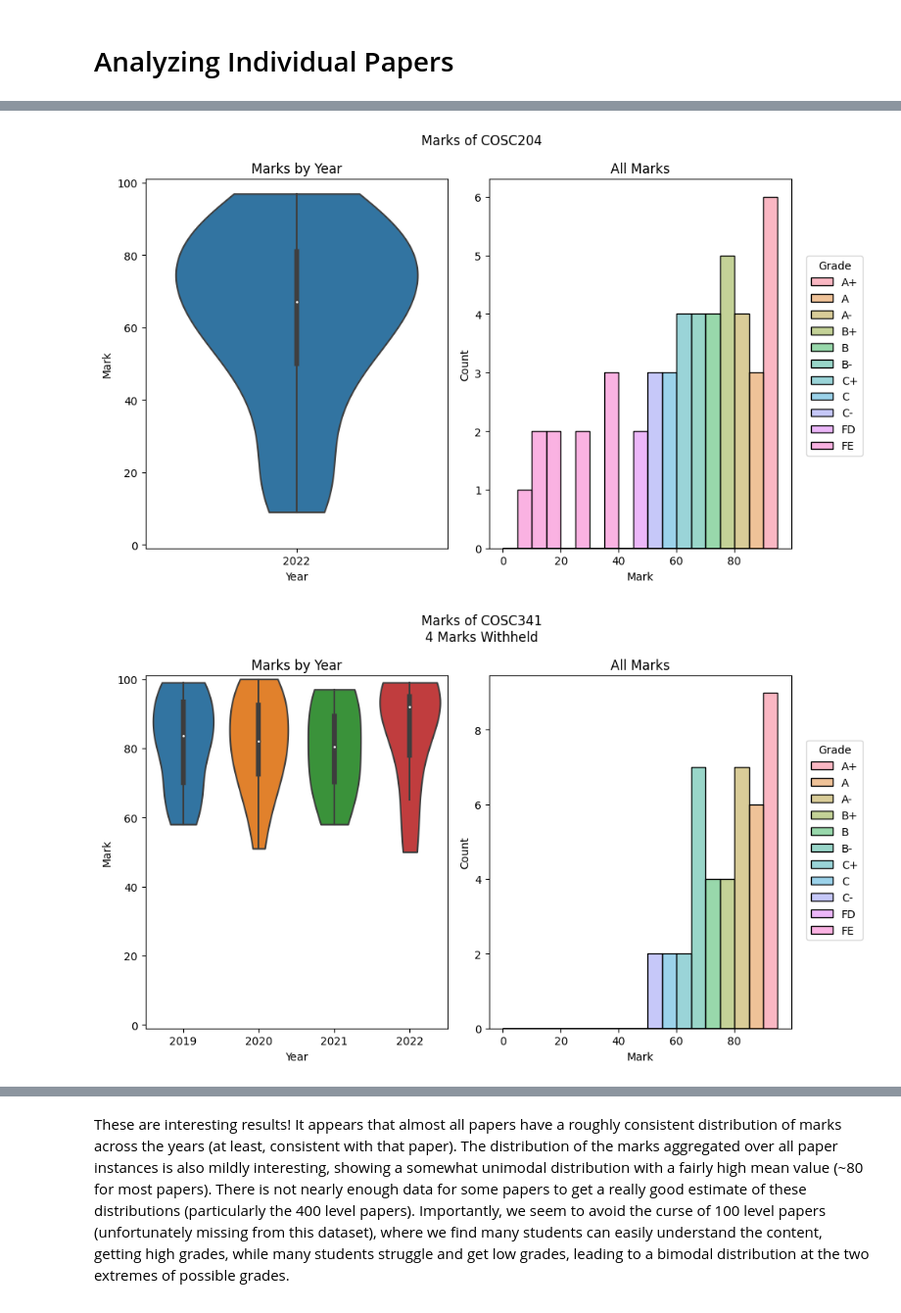
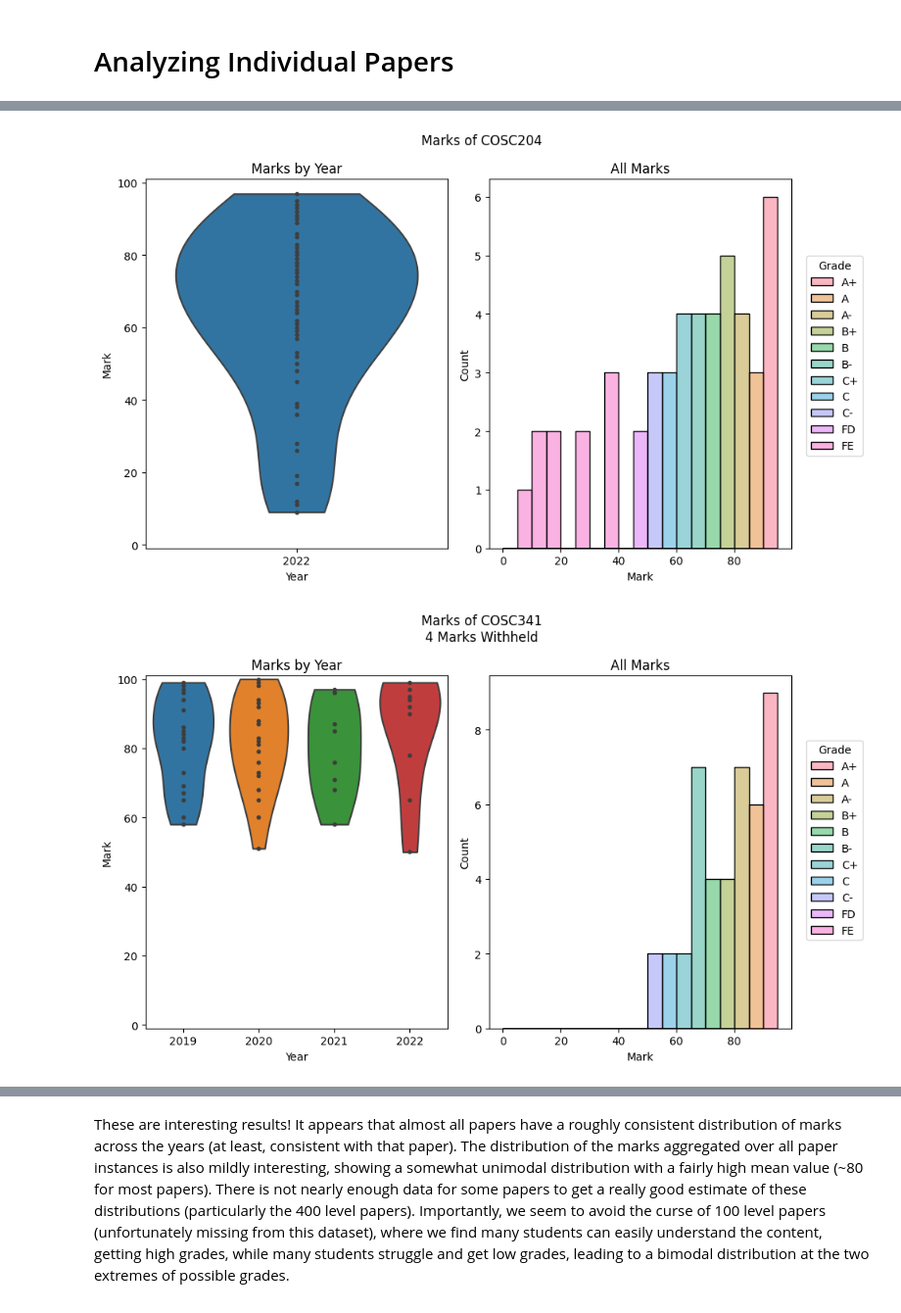
Before and after one commit to hmcalister/Computer-Science-Grade-Analysis, a Jupyter notebook: main.ipynb, the cells around one changed output, grey strips where cells are left out. Shown at 98% size. Drawn from its saved outputs; the diff is of its cells as text; code cells hidden in the pictures.

Commit message:
Update violin plots to show underlying distributions
Co-authored-by: Kate Truman <katetruman@users.noreply.github.com>

```diff
--- a/main.ipynb
+++ b/main.ipynb
@@ -200,7 +200,7 @@ for paperCode in paperCodes:
     fig.suptitle(title)
 
     # Plot the box plot of results separated by year
-    sns.violinplot(targetdf, x="Year", y="Mark",  cut=0, ax=axes[0])
+    sns.violinplot(targetdf, x="Year", y="Mark",  inner="point", cut=0, ax=axes[0])
     axes[0].set_ylim(-1,101)
     axes[0].set_title("Marks by Year")
 
@@ -219,2 +219,2 @@ for paperCode in paperCodes:
-[figure, old version]
+[figure, new version]
-[figure, old version]
+[figure, new version]
```
Also changed, not shown: parts of 1 cell of this notebook.
